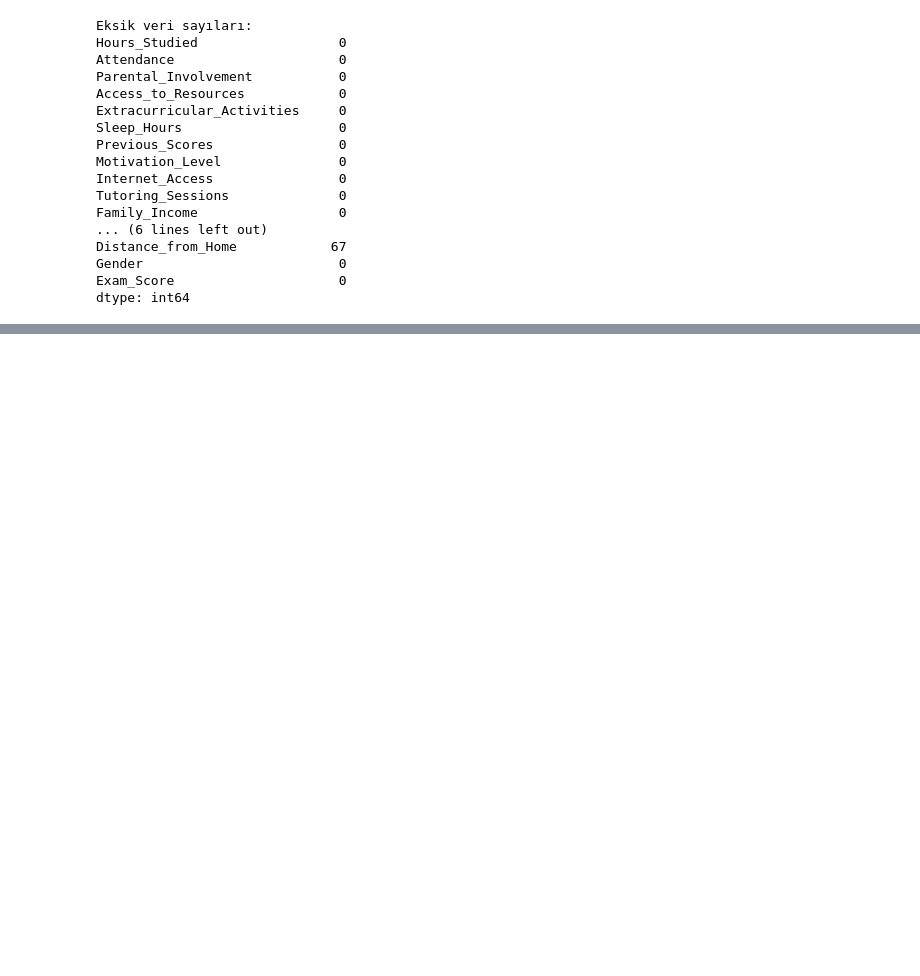
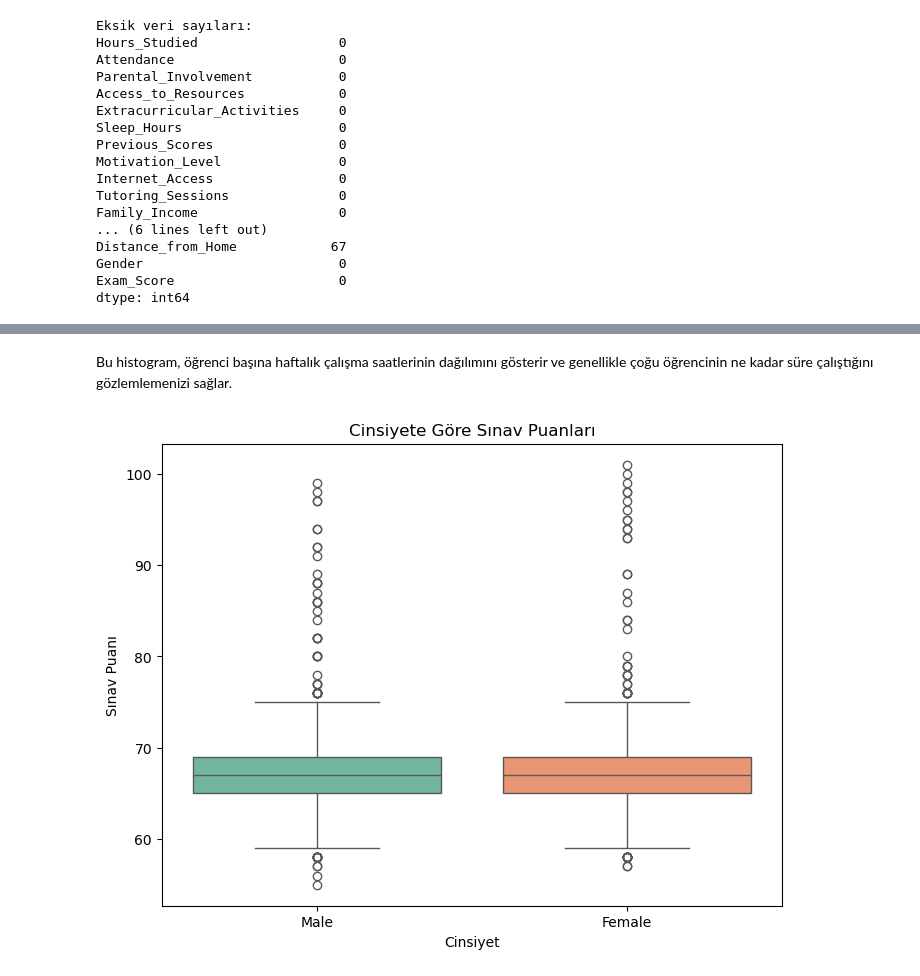
Before and after one commit to busra-kayaa/Student-Performance-Predictor, a Jupyter notebook: VeriBilimineGirisProje.ipynb, the cells around one changed output, grey strips where cells are left out. Saved outputs shown, nothing was run; the diff lists cells and outputs as text; code cells hidden in the pictures; blank space fills up the shorter version.

```diff
--- a/VeriBilimineGirisProje.ipynb
+++ b/VeriBilimineGirisProje.ipynb
@@ -121,0 +137,14 @@ dtype: int64
+# %% [markdown]
+Bu histogram, öğrenci başına haftalık çalışma saatlerinin dağılımını gösterir ve genellikle çoğu öğrencinin ne kadar süre çalıştığını gözlemlemenizi sağlar.
+# %%
+import seaborn as sns
+
+# 'Gender' ile 'Exam_Score' arasındaki ilişkiyi boxplot ile göster
+plt.figure(figsize=(8,6))
+sns.boxplot(x='Gender', y='Exam_Score', hue='Gender', data=df, palette='Set2', legend=False)
+plt.title('Cinsiyete Göre Sınav Puanları')
+plt.xlabel('Cinsiyet')
+plt.ylabel('Sınav Puanı')
+plt.show()
+# %% [output]
+[figure, added]
```
Also changed, not shown: parts of 9 cells of this notebook.
